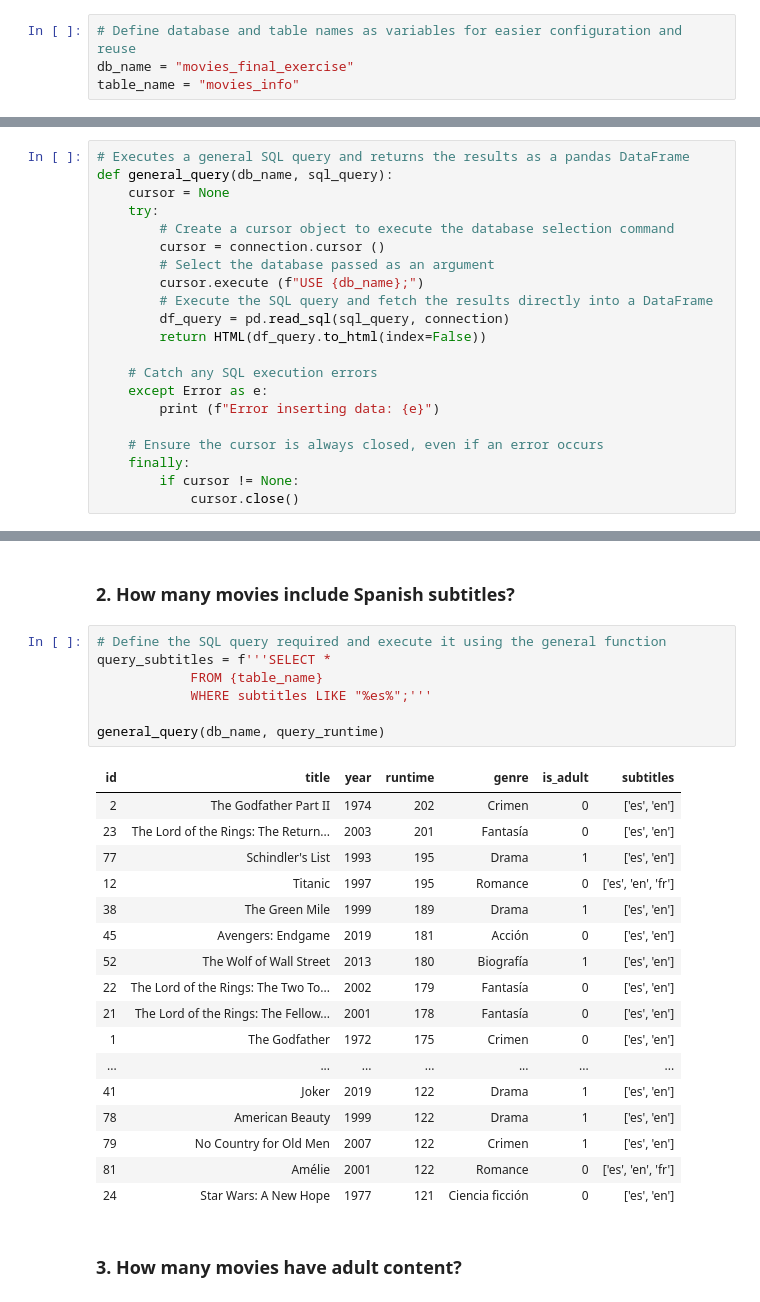
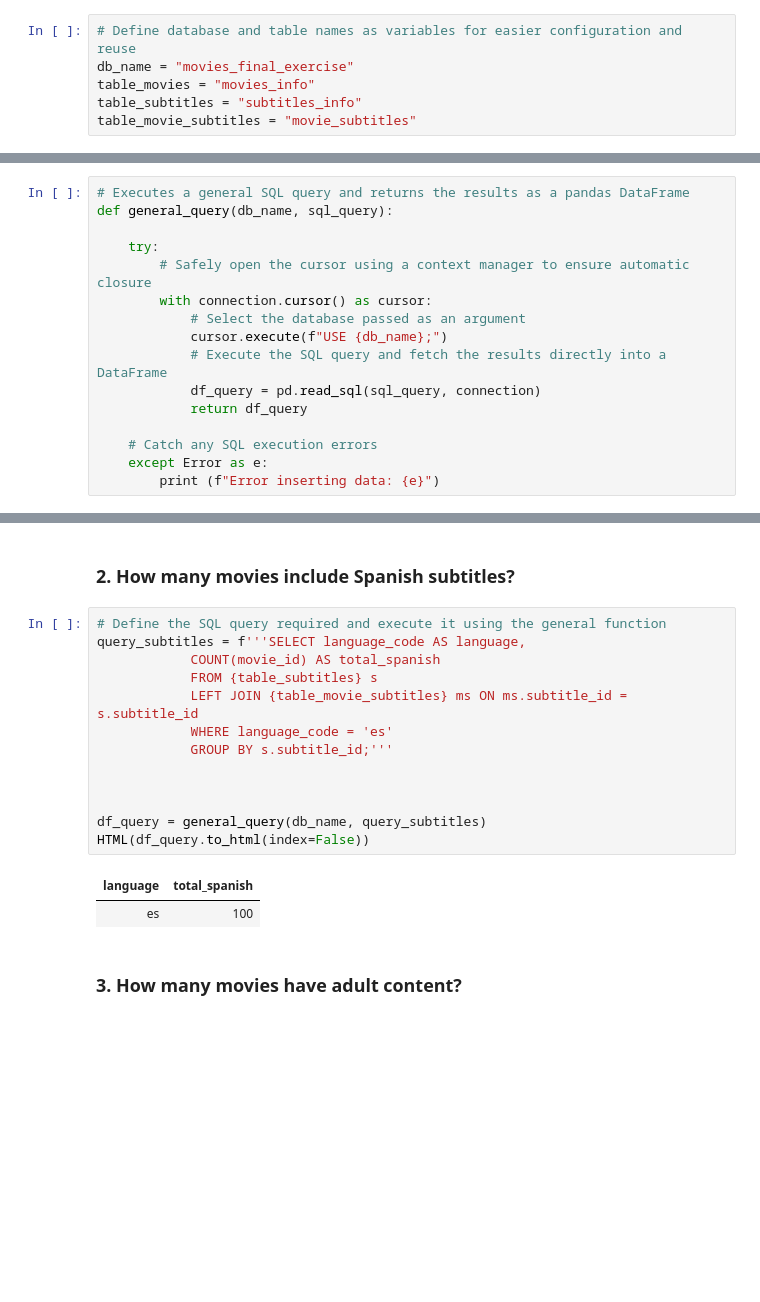
Before and after one commit to Adalab/bda-modulo-2-evaluacion-final-MATC-90, a Jupyter notebook: Final_Exercise_SQL_python.ipynb, the cells around one changed output, grey strips where cells are left out. Drawn from its saved outputs; the diff is of its cells as text; blank space fills up the shorter version.

Commit message:
added general function to create tables, table_schemas and new inserts to tables. Some queries where corrected

```diff
--- a/Final_Exercise_SQL_python.ipynb
+++ b/Final_Exercise_SQL_python.ipynb
@@ -101,7 +101,9 @@ Connection successful
 # %%
 # Define database and table names as variables for easier configuration and reuse
 db_name = "movies_final_exercise"
-table_name = "movies_info"
+table_movies = "movies_info"
+table_subtitles = "subtitles_info"
+table_movie_subtitles = "movie_subtitles"
 # %%
 # Creates a new database if it does not already exist
 def create_database(db_name):
@@ -261,24 +368,19 @@ Successfully inserted 100 new records
 # %%
 # Executes a general SQL query and returns the results as a pandas DataFrame
 def general_query(db_name, sql_query):
-    cursor = None
+
     try:
-        # Create a cursor object to execute the database selection command
-        cursor = connection.cursor ()
-        # Select the database passed as an argument
-        cursor.execute (f"USE {db_name};")
-        # Execute the SQL query and fetch the results directly into a DataFrame
-        df_query = pd.read_sql(sql_query, connection)
-        return HTML(df_query.to_html(index=False))
+        # Safely open the cursor using a context manager to ensure automatic closure
+        with connection.cursor() as cursor:
+            # Select the database passed as an argument
+            cursor.execute(f"USE {db_name};")
+            # Execute the SQL query and fetch the results directly into a DataFrame
+            df_query = pd.read_sql(sql_query, connection)
+            return df_query
 
     # Catch any SQL execution errors
     except Error as e:
         print (f"Error inserting data: {e}")
-
-    # Ensure the cursor is always closed, even if an error occurs
-    finally:
-        if cursor != None:
-            cursor.close()
 # %% [markdown]
 ### 1. How many movies have a runtime longer than 120 minutes?
 # %%
@@ -311,29 +414,20 @@ general_query(db_name, query_runtime)
 ### 2. How many movies include Spanish subtitles?
 # %%
 # Define the SQL query required and execute it using the general function
-query_subtitles = f'''SELECT *
-            FROM {table_name}
-            WHERE subtitles LIKE "%es%";'''
+query_subtitles = f'''SELECT language_code AS language,
+            COUNT(movie_id) AS total_spanish
+            FROM {table_subtitles} s
+            LEFT JOIN {table_movie_subtitles} ms ON ms.subtitle_id = s.subtitle_id
+            WHERE language_code = 'es'
+            GROUP BY s.subtitle_id;'''
 
-general_query(db_name, query_runtime)
+
+
+df_query = general_query(db_name, query_subtitles)
+HTML(df_query.to_html(index=False))
 # %% [output]
-| id | title | year | runtime | genre | is_adult | subtitles |
-| 2 | The Godfather Part II | 1974 | 202 | Crimen | 0 | ['es', 'en'] |
-| 23 | The Lord of the Rings: The Return... | 2003 | 201 | Fantasía | 0 | ['es', 'en'] |
-| 77 | Schindler's List | 1993 | 195 | Drama | 1 | ['es', 'en'] |
-| 12 | Titanic | 1997 | 195 | Romance | 0 | ['es', 'en', 'fr'] |
-| 38 | The Green Mile | 1999 | 189 | Drama | 1 | ['es', 'en'] |
-| 45 | Avengers: Endgame | 2019 | 181 | Acción | 0 | ['es', 'en'] |
-| 52 | The Wolf of Wall Street | 2013 | 180 | Biografía | 1 | ['es', 'en'] |
-| 22 | The Lord of the Rings: The Two To... | 2002 | 179 | Fantasía | 0 | ['es', 'en'] |
-| 21 | The Lord of the Rings: The Fellow... | 2001 | 178 | Fantasía | 0 | ['es', 'en'] |
-| 1 | The Godfather | 1972 | 175 | Crimen | 0 | ['es', 'en'] |
-| ... | ... | ... | ... | ... | ... | ... |
-| 41 | Joker | 2019 | 122 | Drama | 1 | ['es', 'en'] |
-| 78 | American Beauty | 1999 | 122 | Drama | 1 | ['es', 'en'] |
-| 79 | No Country for Old Men | 2007 | 122 | Crimen | 1 | ['es', 'en'] |
-| 81 | Amélie | 2001 | 122 | Romance | 0 | ['es', 'en', 'fr'] |
-| 24 | Star Wars: A New Hope | 1977 | 121 | Ciencia ficción | 0 | ['es', 'en'] |
+| language | total_spanish |
+| es | 100 |
 # %% [markdown]
 ### 3. How many movies have adult content?
 # %%
```
Also changed, not shown: parts of 23 cells of this notebook, 1 other file.
